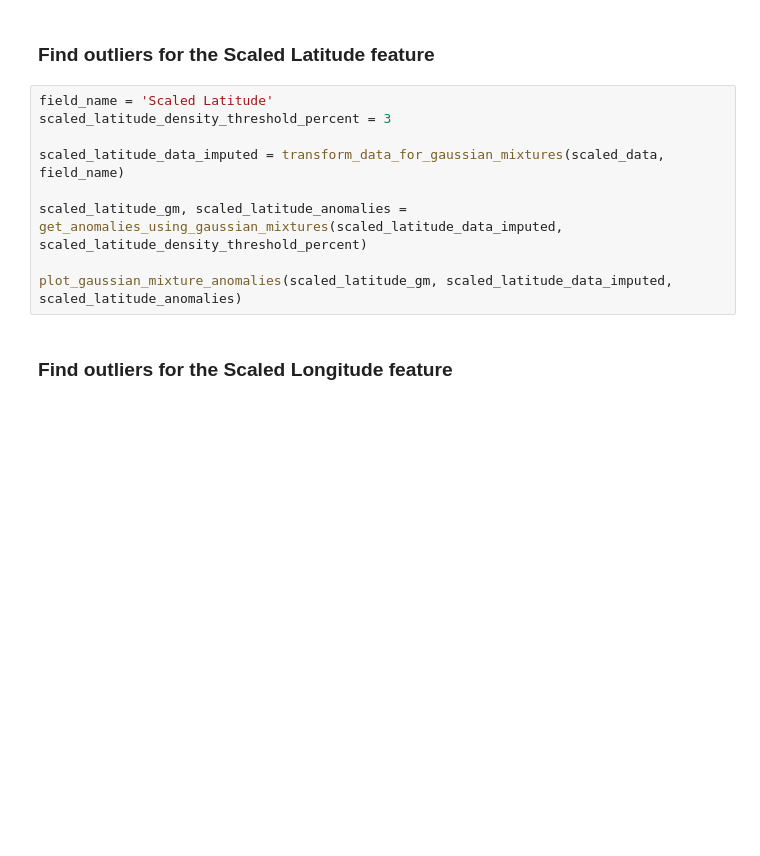
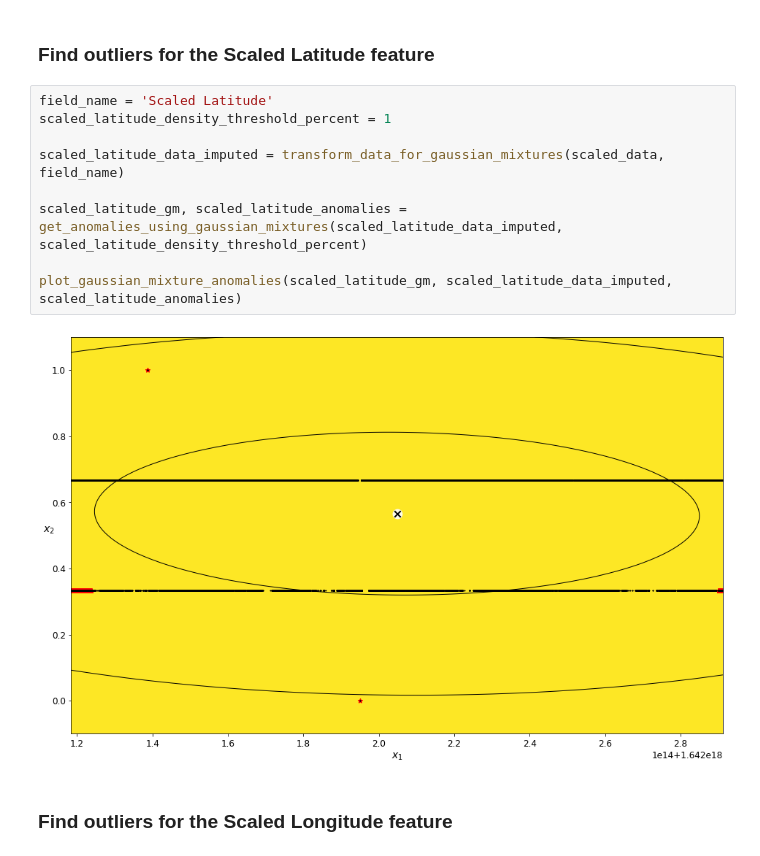
Before and after one commit to mdye/TZVOLCANO_machine_learning, a Jupyter notebook: tonga_event.ipynb, the cells around one changed output. Cells and saved outputs as stored; diff of their text form; blank space fills up the shorter version.

```diff
--- a/tonga_event.ipynb
+++ b/tonga_event.ipynb
@@ -407,13 +409,15 @@ The red highlights in the plot above indicate the data points identified as bein
 ### Find outliers for the Scaled Latitude feature
 # %%
 field_name = 'Scaled Latitude'
-scaled_latitude_density_threshold_percent = 3
+scaled_latitude_density_threshold_percent = 1
 
 scaled_latitude_data_imputed = transform_data_for_gaussian_mixtures(scaled_data, field_name)
 
 scaled_latitude_gm, scaled_latitude_anomalies = get_anomalies_using_gaussian_mixtures(scaled_latitude_data_imputed, scaled_latitude_density_threshold_percent)
 
 plot_gaussian_mixture_anomalies(scaled_latitude_gm, scaled_latitude_data_imputed, scaled_latitude_anomalies)
+# %% [output]
+[figure, added]
 # %% [markdown]
 ### Find outliers for the Scaled Longitude feature
 # %%
```
Also changed, not shown: parts of 32 cells of this notebook.
